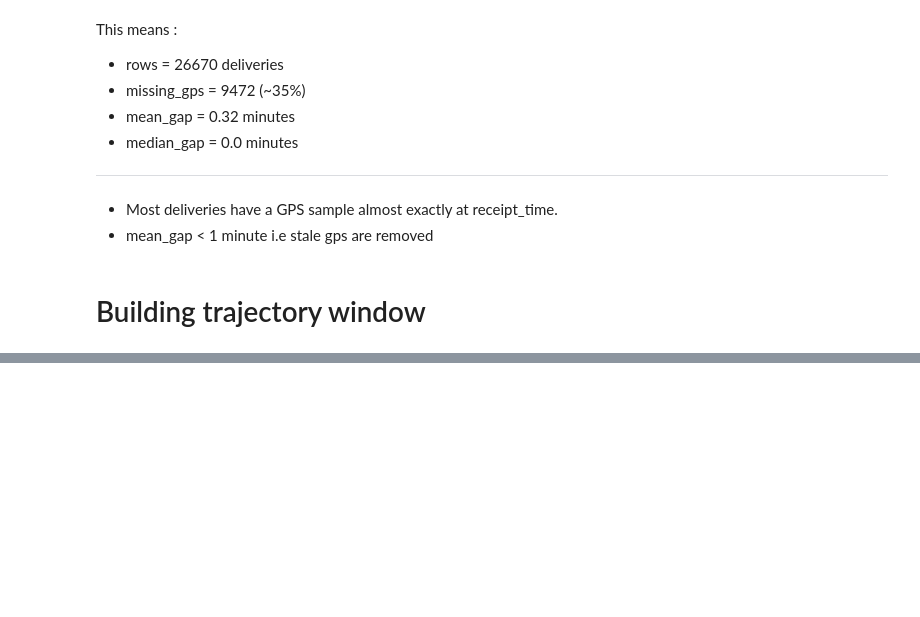
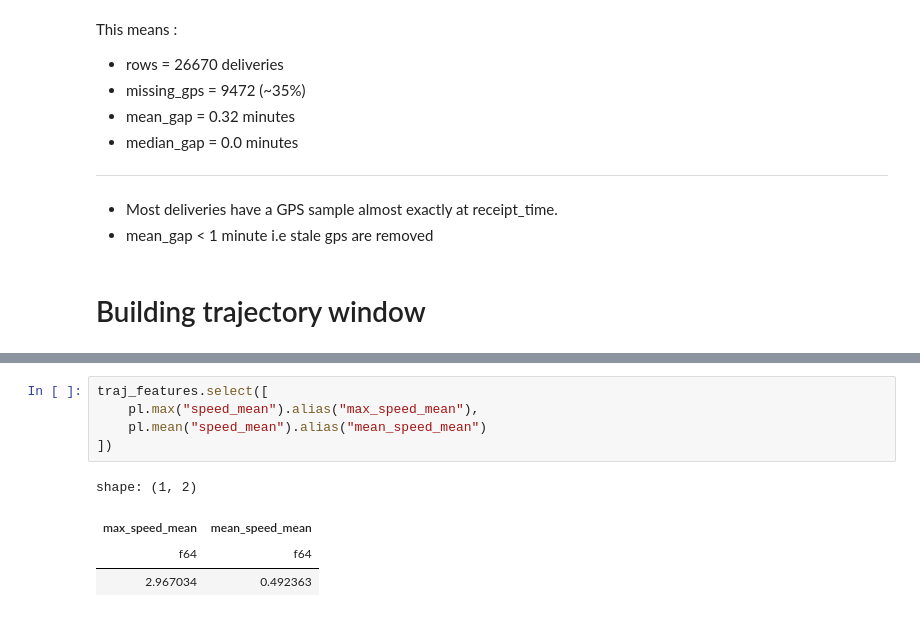
Before and after one commit to aymuos/starship, a Jupyter notebook: fundamental_EDA/actuallyWorking/feature_creator.ipynb, the cells around one changed output, grey strips where cells are left out. Drawn from its saved outputs; the diff is of its cells as text; blank space fills up the shorter version.

```diff
--- a/fundamental_EDA/actuallyWorking/feature_creator.ipynb
+++ b/fundamental_EDA/actuallyWorking/feature_creator.ipynb
@@ -241,0 +366,10 @@ This means :
+# %%
+traj_features.select([
+    pl.max("speed_mean").alias("max_speed_mean"),
+    pl.mean("speed_mean").alias("mean_speed_mean")
+])
+# %% [output]
+shape: (1, 2)
+| max_speed_mean | mean_speed_mean |
+| f64 | f64 |
+| 2.967034 | 0.492363 |
```
Also changed, not shown: parts of 15 cells of this notebook.
